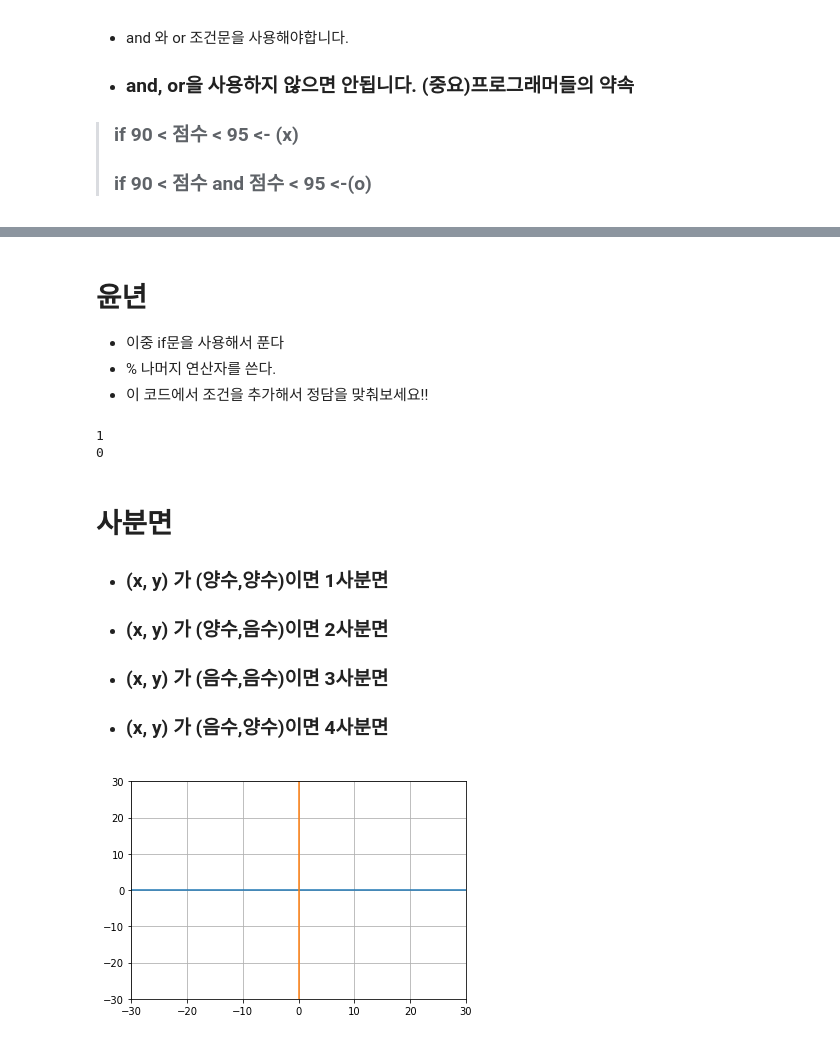
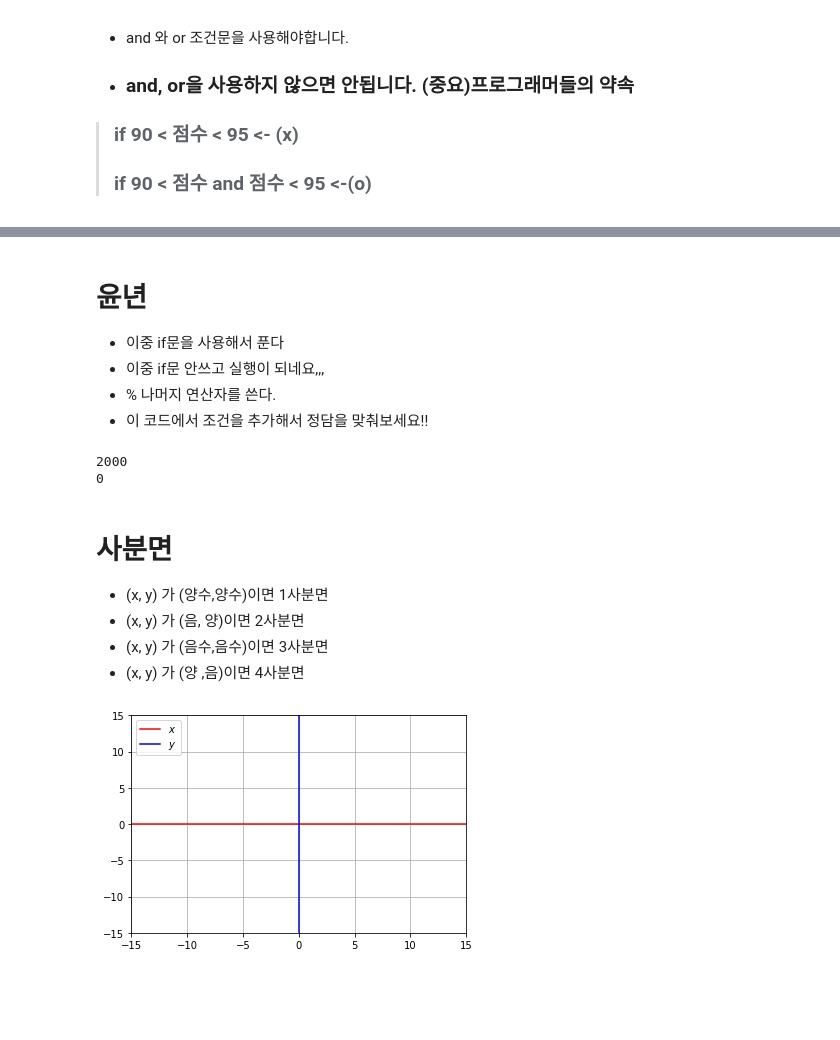
Before and after one commit to hyosay/jupyter_savefile, a Jupyter notebook: 조건문.ipynb, the cells around one changed output, grey strips where cells are left out. Saved outputs shown, nothing was run; the diff lists cells and outputs as text; code cells hidden in the pictures; blank space fills up the shorter version.

```diff
--- a/조건문.ipynb
+++ b/조건문.ipynb
@@ -30,6 +48,7 @@ A+입니다
 # %% [markdown]
 # 윤년
 * 이중 if문을 사용해서 푼다
+* 이중 if문 안쓰고 실행이 되네요,,,
 * % 나머지 연산자를 쓴다.
 * 이 코드에서 조건을 추가해서 정담을 맞춰보세요!!
 # %%
@@ -38,10 +57,12 @@ years = int(input())
 if years % 4 == 0:
     if years % 100 != 0:
         print(1)
+    elif years % 400 == 0:
+        print(1)
     else:
         print(0)
 else:
     print(0)
 # %% [output]
-1
+2000
 0
@@ -48,20 +75,30 @@ else:
 # %% [markdown]
 # 사분면
-* ### (x, y) 가 (양수,양수)이면 1사분면
-* ### (x, y) 가 (양수,음수)이면 2사분면
-* ### (x, y) 가 (음수,음수)이면 3사분면
-* ### (x, y) 가 (음수,양수)이면 4사분면
++ (x, y) 가 (양수,양수)이면 1사분면
++ (x, y) 가 (음, 양)이면 2사분면
++ (x, y) 가 (음수,음수)이면 3사분면
++ (x, y) 가 (양 ,음)이면 4사분면
 # %%
+# 그림만 보세요
+
+
 import matplotlib.pyplot as plt
 import numpy as np
-x = np.linspace(-50, 50,10)
-y = np.zeros(10)
-x_x = np.zeros(10)
-y_y = np.linspace(-50, 50, 10)
-plt.plot(x,y)
-plt.plot(x_x,y_y)
-plt.xlim(-30, 30)
-plt.ylim(-30, 30)
+
+x = np.linspace(-20, 20, 20)
+y = np.zeros(20)
+x_x = np.zeros(20)
+y_y = np.linspace(-20, 20,20)
+plt.xlim(-15, 15)
+plt.ylim(-15, 15)
+plt.plot(x,y,color='red', label='$x$')
+plt.plot(x_x,y_y,color='blue',label='$y$')
+plt.legend(loc='upper left')
+
 plt.grid(True)
+
+def line_x(x):
+    y = x
+    return y
 # %% [output]
-[figure, old version]
+[figure, new version]
```
Also changed, not shown: parts of 7 cells of this notebook, 1 other file.
